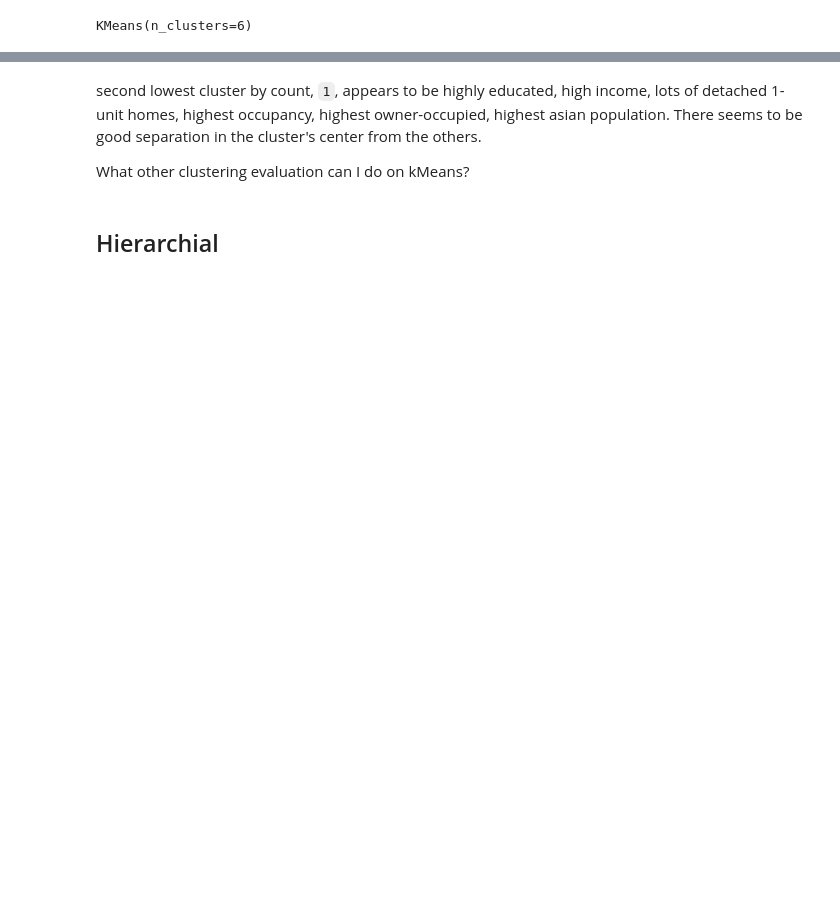
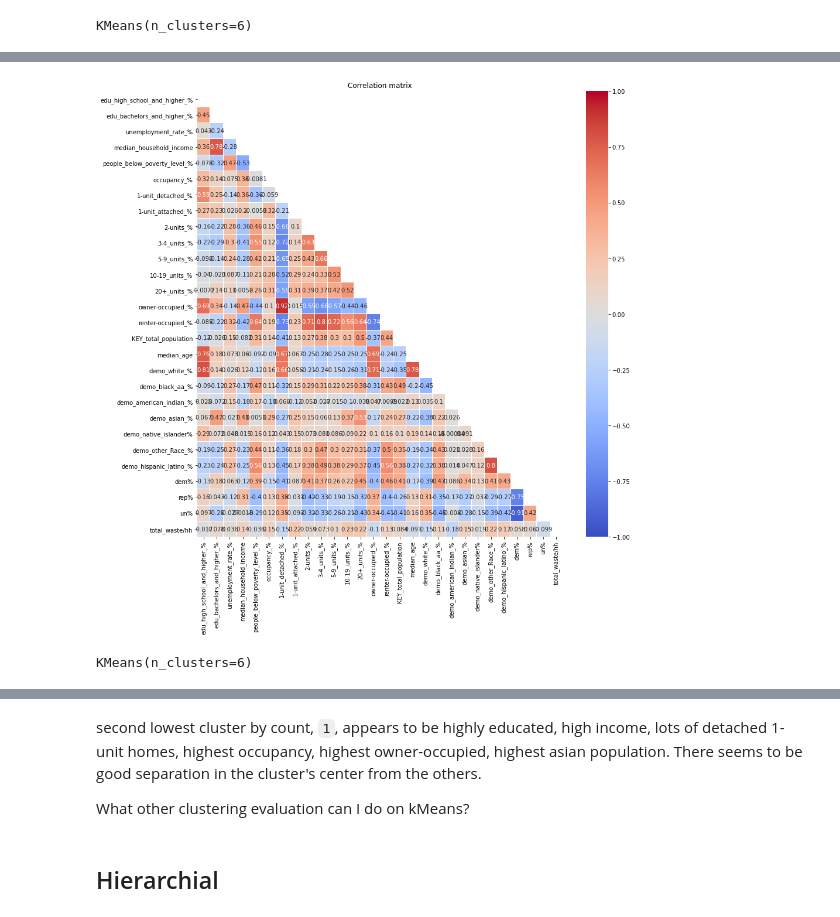
Before and after one commit to DGiulietti/RecycleEffectivenessMA, a Jupyter notebook: part2.ipynb, the cells around one changed output, grey strips where cells are left out. Saved outputs shown, nothing was run; the diff lists cells and outputs as text; code cells hidden in the pictures; blank space fills up the shorter version.

```diff
--- a/part2.ipynb
+++ b/part2.ipynb
@@ -53,0 +86,4 @@ comb_char.head()
+# %%
+knni = KNNImputer()
+characteristics_im = characteristics.copy()
+characteristics_im.loc[:,:] = knni.fit_transform(characteristics)
@@ -54,6 +108,6 @@ comb_char.head()
 # %%
 kmeans = KMeans(n_clusters=6)
-kmeans.fit(comb_char)
+kmeans.fit(characteristics_im)
 # %% [output]
 KMeans(n_clusters=6)
 # %%
@@ -221,0 +143,2 @@ KMeans(n_clusters=6)
+# %%
+characteristics_im['label'] = kmeans.labels_
@@ -222,3 +442,26 @@ KMeans(n_clusters=6)
+# %%
+mask = np.zeros_like(chars_df.corr())
+mask[np.triu_indices_from(mask)] = True
+
+plt.figure(figsize=(14, 14))
+sns.heatmap(
+    chars_df.corr(),
+    cmap='coolwarm',
+    annot=True,
+    mask=mask,
+    vmin=-1.,
+    vmax=1.,
+    linewidths=.01
+)
+
+plt.title('Correlation matrix');
+# %% [output]
+[figure, added]
+# %%
+kmeans2 = KMeans(n_clusters=6)
+kmeans2.fit(chars_df)
+# %% [output]
+KMeans(n_clusters=6)
 # %%
 pd.Series(kmeans2.labels_).value_counts()
 # %% [output]
```
Also changed, not shown: parts of 80 cells of this notebook, 24 other files.
